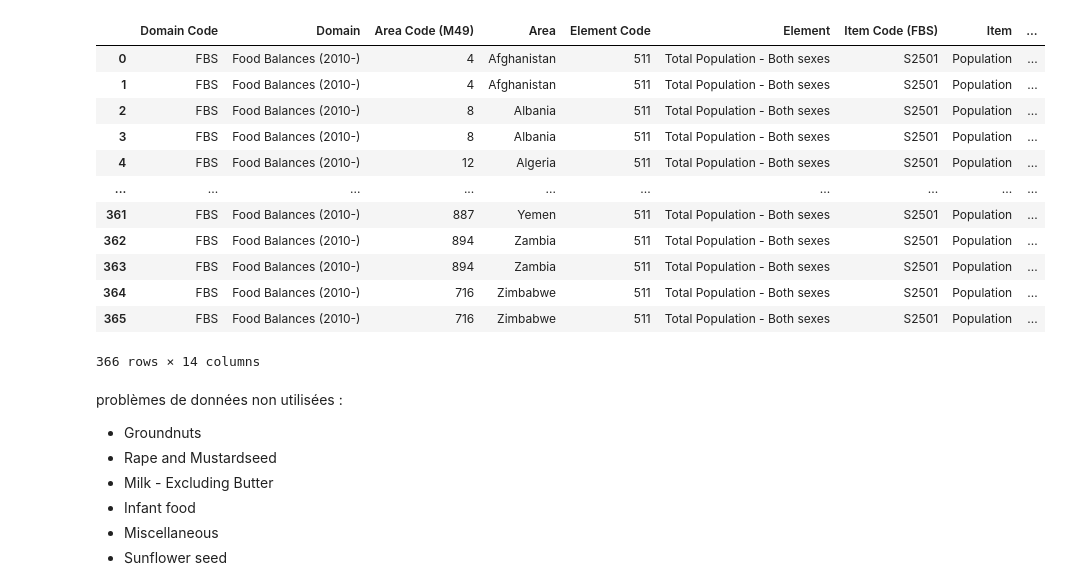
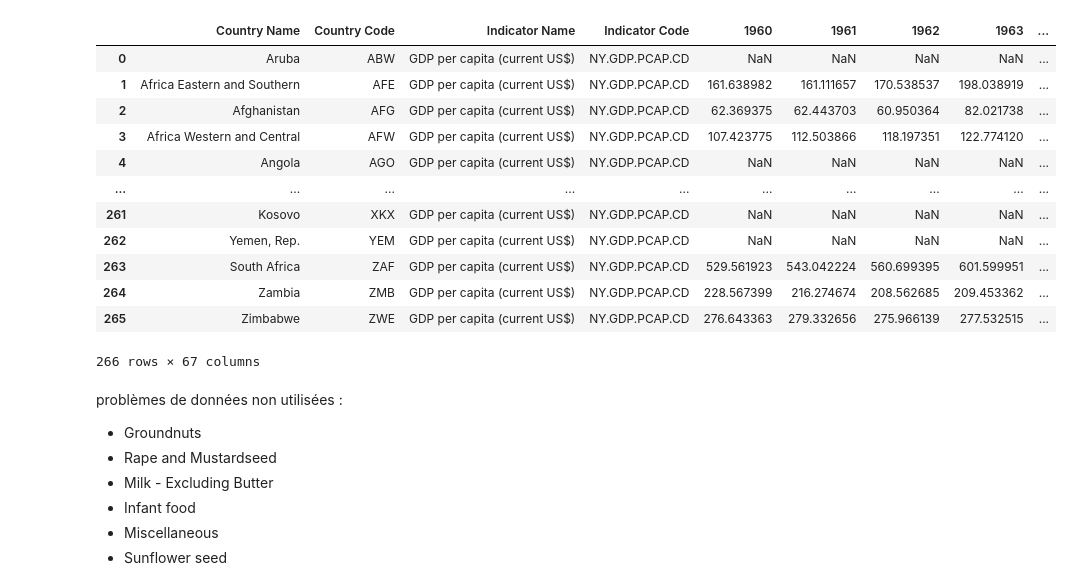
Before and after one commit to Hamza-Benhammou/brief_data_CCH, a Jupyter notebook: chris_test.ipynb, the cells around one changed output. Drawn from its saved outputs; the diff is of its cells as text; code cells hidden in the pictures.

```diff
--- a/chris_test.ipynb
+++ b/chris_test.ipynb
@@ -2,8 +2,12 @@
 import pandas as pd
 import matplotlib.pyplot as plt
 import numpy as np
+import geopandas as gpd
 
 df_veg = pd.read_csv("data_vegetals.csv")
 df_ani = pd.read_csv("data_animals.csv")
 df_pop = pd.read_csv("data_population.csv")
 df_grc = pd.read_csv("data_country_group.csv")
+df_gdp = pd.read_csv("GDP_per_capita.csv") # source : https://data.worldbank.org/indicator/NY.GDP.PCAP.CD
+
+# autres sources : https://www.worldometers.info/world-population/#table-historical
@@ -10,19 +36,19 @@ df_grc = pd.read_csv("data_country_group.csv")
 # %%
-display(df_pop)
+display(df_gdp)
 # %% [output]
-|  | Domain Code | Domain | Area Code (M49) | Area | Element Code | Element | Item Code (FBS) | Item | ... |
-| 0 | FBS | Food Balances (2010-) | 4 | Afghanistan | 511 | Total Population - Both sexes | S2501 | Population | ... |
-| 1 | FBS | Food Balances (2010-) | 4 | Afghanistan | 511 | Total Population - Both sexes | S2501 | Population | ... |
-| 2 | FBS | Food Balances (2010-) | 8 | Albania | 511 | Total Population - Both sexes | S2501 | Population | ... |
-| 3 | FBS | Food Balances (2010-) | 8 | Albania | 511 | Total Population - Both sexes | S2501 | Population | ... |
-| 4 | FBS | Food Balances (2010-) | 12 | Algeria | 511 | Total Population - Both sexes | S2501 | Population | ... |
+|  | Country Name | Country Code | Indicator Name | Indicator Code | 1960 | 1961 | 1962 | 1963 | ... |
+| 0 | Aruba | ABW | GDP per capita (current US$) | NY.GDP.PCAP.CD | NaN | NaN | NaN | NaN | ... |
+| 1 | Africa Eastern and Southern | AFE | GDP per capita (current US$) | NY.GDP.PCAP.CD | 161.638982 | 161.111657 | 170.538537 | 198.038919 | ... |
+| 2 | Afghanistan | AFG | GDP per capita (current US$) | NY.GDP.PCAP.CD | 62.369375 | 62.443703 | 60.950364 | 82.021738 | ... |
+| 3 | Africa Western and Central | AFW | GDP per capita (current US$) | NY.GDP.PCAP.CD | 107.423775 | 112.503866 | 118.197351 | 122.774120 | ... |
+| 4 | Angola | AGO | GDP per capita (current US$) | NY.GDP.PCAP.CD | NaN | NaN | NaN | NaN | ... |
 | ... | ... | ... | ... | ... | ... | ... | ... | ... | ... |
-| 361 | FBS | Food Balances (2010-) | 887 | Yemen | 511 | Total Population - Both sexes | S2501 | Population | ... |
-| 362 | FBS | Food Balances (2010-) | 894 | Zambia | 511 | Total Population - Both sexes | S2501 | Population | ... |
-| 363 | FBS | Food Balances (2010-) | 894 | Zambia | 511 | Total Population - Both sexes | S2501 | Population | ... |
-| 364 | FBS | Food Balances (2010-) | 716 | Zimbabwe | 511 | Total Population - Both sexes | S2501 | Population | ... |
-| 365 | FBS | Food Balances (2010-) | 716 | Zimbabwe | 511 | Total Population - Both sexes | S2501 | Population | ... |
+| 261 | Kosovo | XKX | GDP per capita (current US$) | NY.GDP.PCAP.CD | NaN | NaN | NaN | NaN | ... |
+| 262 | Yemen, Rep. | YEM | GDP per capita (current US$) | NY.GDP.PCAP.CD | NaN | NaN | NaN | NaN | ... |
+| 263 | South Africa | ZAF | GDP per capita (current US$) | NY.GDP.PCAP.CD | 529.561923 | 543.042224 | 560.699395 | 601.599951 | ... |
+| 264 | Zambia | ZMB | GDP per capita (current US$) | NY.GDP.PCAP.CD | 228.567399 | 216.274674 | 208.562685 | 209.453362 | ... |
+| 265 | Zimbabwe | ZWE | GDP per capita (current US$) | NY.GDP.PCAP.CD | 276.643363 | 279.332656 | 275.966139 | 277.532515 | ... |
-366 rows × 14 columns
+266 rows × 67 columns
 # %% [markdown]
 problèmes de données non utilisées :
 * Groundnuts
```
Also changed, not shown: parts of 16 cells of this notebook, 4 other files.
